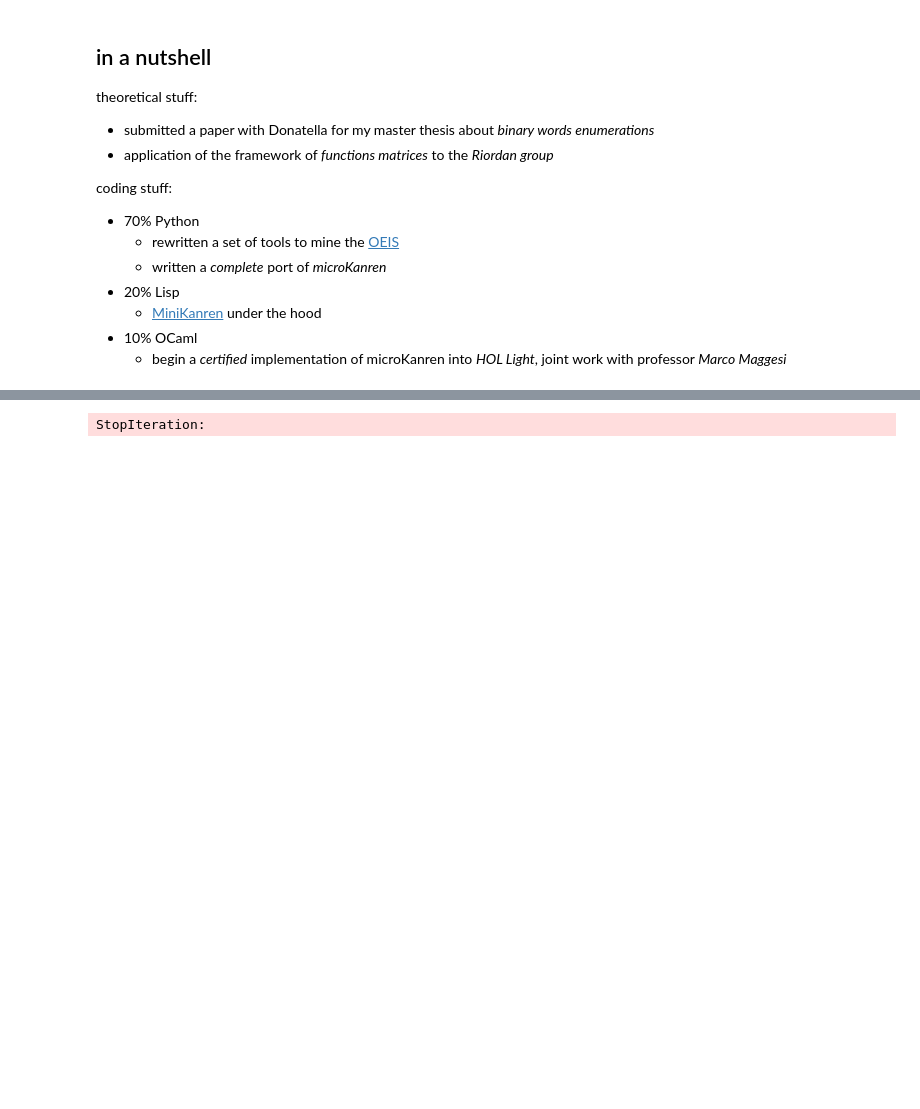
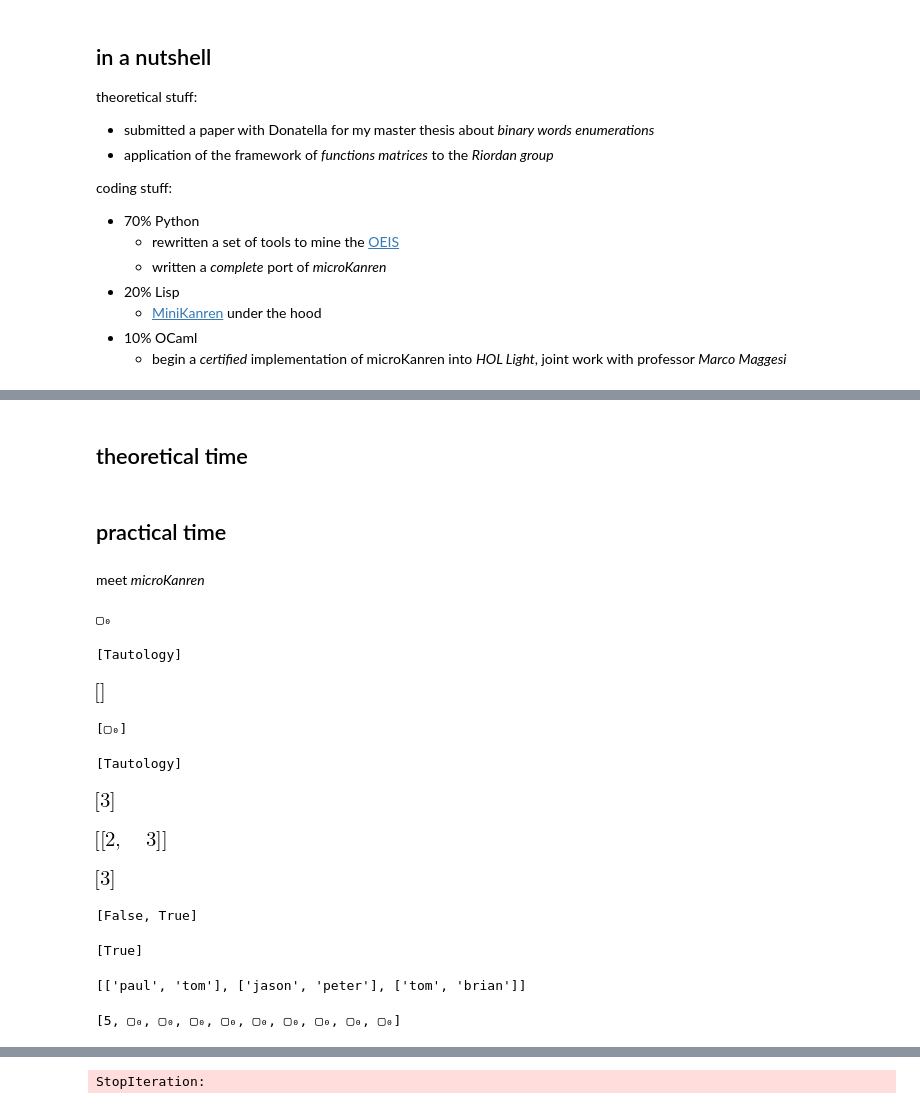
Before and after one commit to massimo-nocentini/massimo-nocentini.github.io, a Jupyter notebook: PhD/second-year-summary/presentation.ipynb, the cells around one changed output, grey strips where cells are left out. Cells and saved outputs as stored; diff of their text form; code cells hidden in the pictures; blank space fills up the shorter version.

Commit message:
Add `microKanren` stuff to the "practical time" section.

```diff
--- a/PhD/second-year-summary/presentation.ipynb
+++ b/PhD/second-year-summary/presentation.ipynb
@@ -449,0 +155,61 @@ crawl(seq='cleaned_fibonacci')
+# %% [markdown]
+## theoretical time
+# %% [markdown]
+## practical time
+# %% [markdown]
+meet _microKanren_
+# %%
+rvar(0) # a logic variable
+# %% [output]
+▢₀
+# %%
+run(succeed) # a goal that always succeeds
+# %% [output]
+[Tautology]
+# %%
+run(fail) # a goal that always fails
+# %% [output]
+[figure, added]
+# %%
+run(fresh(lambda q: succeed)) # a free variable without association
+# %% [output]
+[▢₀]
+# %%
+run(unify(3, 3)) # unification of ground values
+# %% [output]
+[Tautology]
+# %%
+run(fresh(lambda q: unify(3, q))) # unification of a variable
+# %% [output]
+[figure, added]
+# %%
+run(fresh(lambda q: unify([[2, 3], 1, 2, 3], [q, 1] + q))) # list unification
+# %% [output]
+[figure, added]
+# %%
+run(fresh(lambda q, z: unify(q, z) & unify(z, 3))) # co-sharing
+# %% [output]
+[figure, added]
+# %%
+run(fresh(lambda q: unify(q, False) | unify(q, True))) # disjunction
+# %% [output]
+[False, True]
+# %%
+run(fresh(lambda q: fresh(lambda q: unify(q, False)) &
+          unify(q, True))) # conjunction
+# %% [output]
+[True]
+# %%
+def father(p, s):
+    return conde([unify(p, 'paul'), unify(s, 'jason')],
+                 [unify(p, 'john'), unify(s, 'henry')],
+                 [unify(p, 'jason'), unify(s, 'tom')],
+                 [unify(p, 'peter'), unify(s, 'brian')],
+                 [unify(p, 'tom'), unify(s, 'peter')])
+
+def grand_father(g, s):
+    return fresh(lambda p: father(g, p) & father(p, s))
+
+run(fresh(lambda rel, p, s: grand_father(p, s) & unify([p, s], rel)))
+# %% [output]
+[['paul', 'tom'], ['jason', 'peter'], ['tom', 'brian']]
@@ -449,0 +224,7 @@ crawl(seq='cleaned_fibonacci')
+# %%
+def fives(x):
+    return unify(5, x) | fresh(lambda y: fives(y))
+
+run(fresh(fives), n=10)
+# %% [output]
+[5, ▢₀, ▢₀, ▢₀, ▢₀, ▢₀, ▢₀, ▢₀, ▢₀, ▢₀]
```
Also changed, not shown: parts of 41 cells of this notebook, 1 other file.
